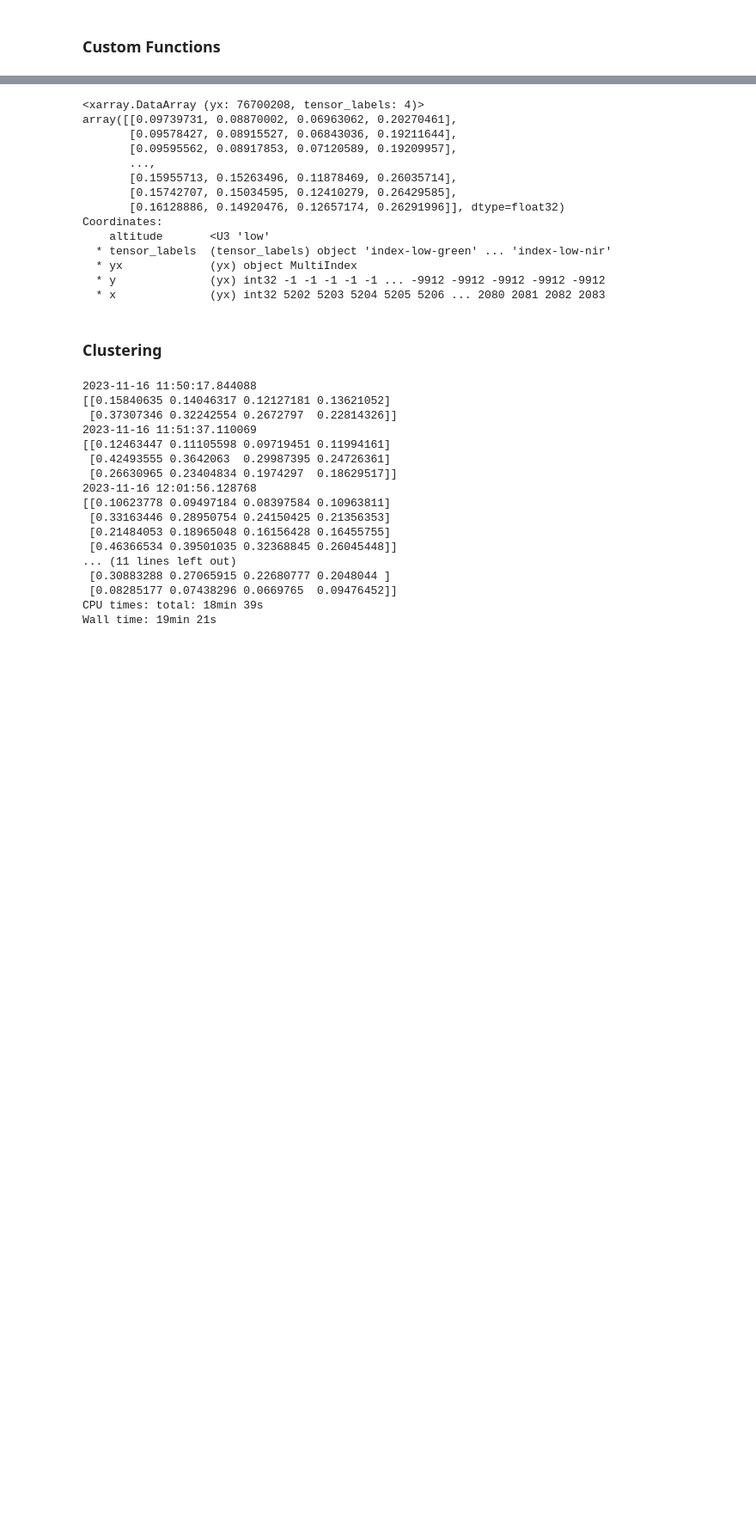
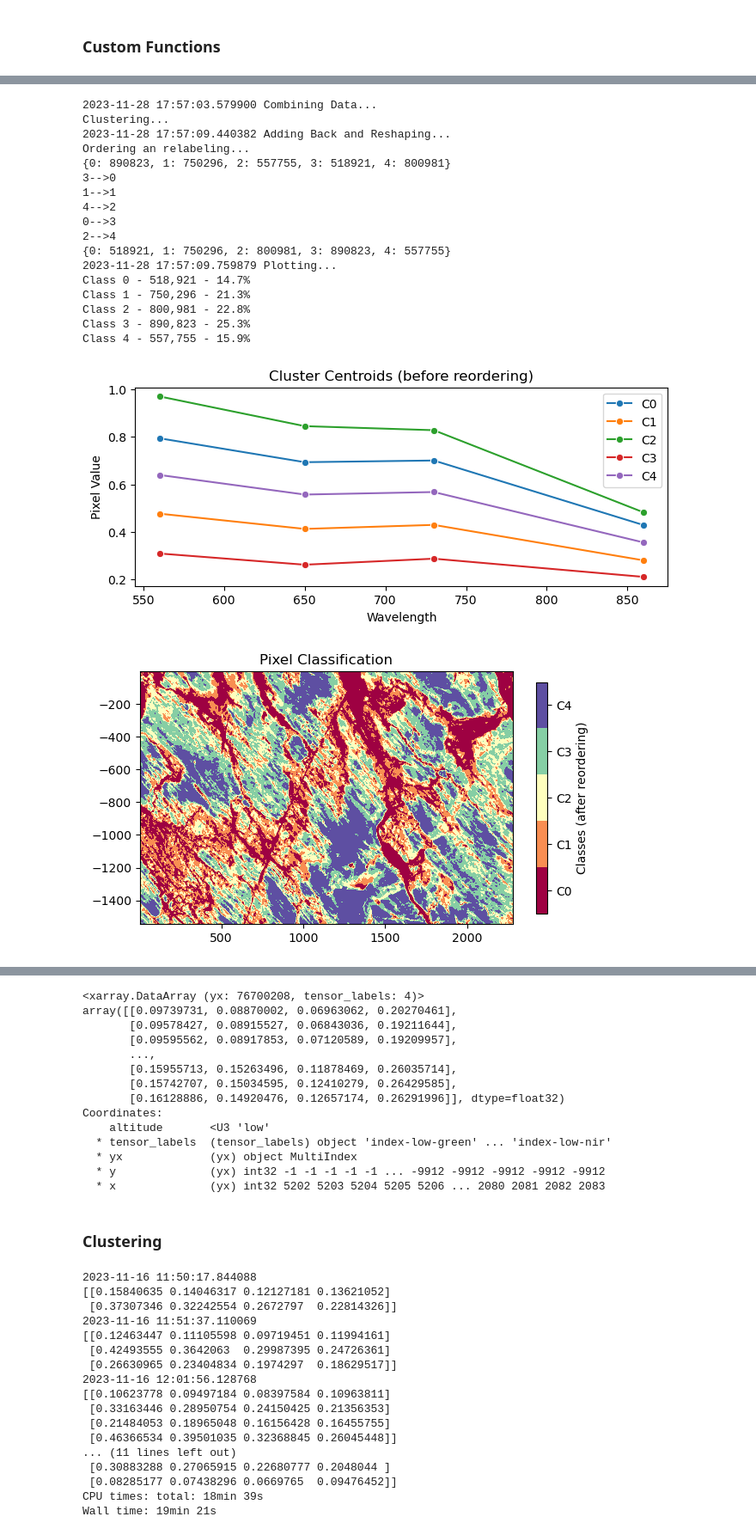
Before and after one commit to ds4114/Greenland_Drone_Analysis, a Jupyter notebook: code/ds4114_albedo_clustering.ipynb, the cells around one changed output, grey strips where cells are left out. Shown at 86% size. Saved outputs shown, nothing was run; the diff lists cells and outputs as text; code cells hidden in the pictures; blank space fills up the shorter version.

```diff
--- a/code/ds4114_albedo_clustering.ipynb
+++ b/code/ds4114_albedo_clustering.ipynb
@@ -180,0 +251,22 @@ def ds4114_process_all(gi, ri, rei, ni, clusters=4):
+# %%
+kmeans_top, index_full_label_xr_top, top_pcts = ds4114_process_all(tgi,tri,trei,tni, clusters=5)
+# %% [output]
+2023-11-28 17:57:03.579900 Combining Data...
+Clustering...
+2023-11-28 17:57:09.440382 Adding Back and Reshaping...
+Ordering an relabeling...
+{0: 890823, 1: 750296, 2: 557755, 3: 518921, 4: 800981}
+3-->0
+1-->1
+4-->2
+0-->3
+2-->4
+{0: 518921, 1: 750296, 2: 800981, 3: 890823, 4: 557755}
+2023-11-28 17:57:09.759879 Plotting...
+Class 0 - 518,921 - 14.7%
+Class 1 - 750,296 - 21.3%
+Class 2 - 800,981 - 22.8%
+Class 3 - 890,823 - 25.3%
+Class 4 - 557,755 - 15.9%
+[figure, added]
+[figure, added]
```
Also changed, not shown: parts of 18 cells of this notebook, 11 other files.
